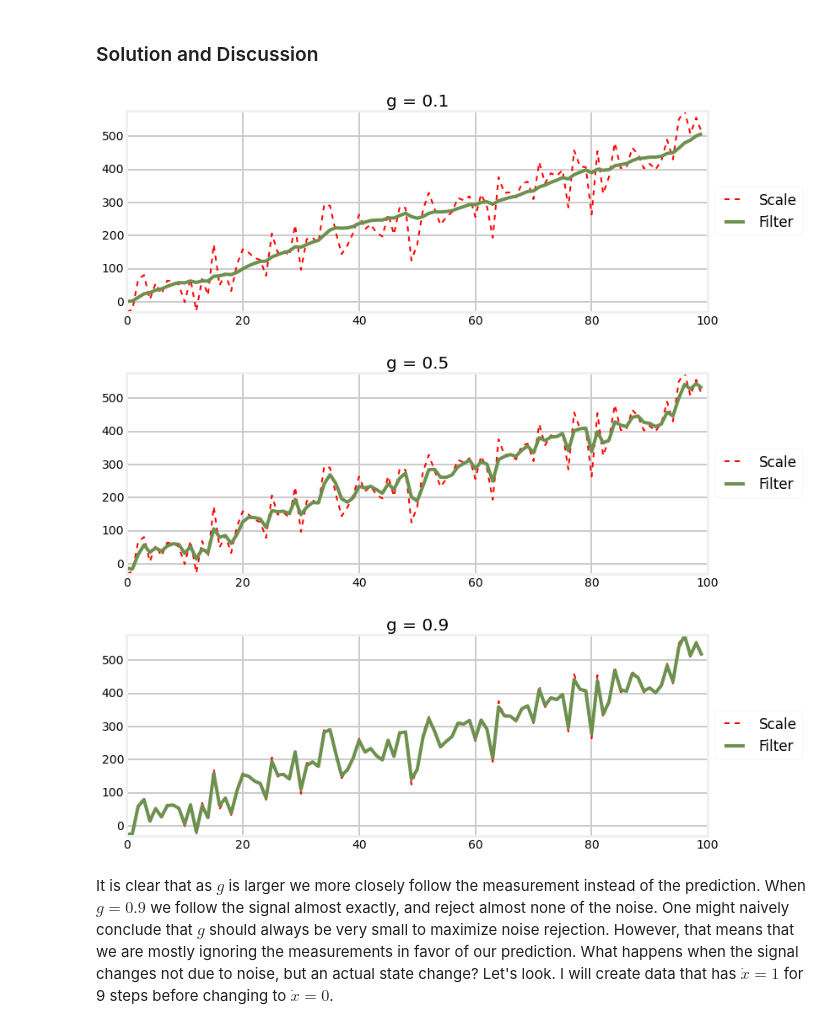
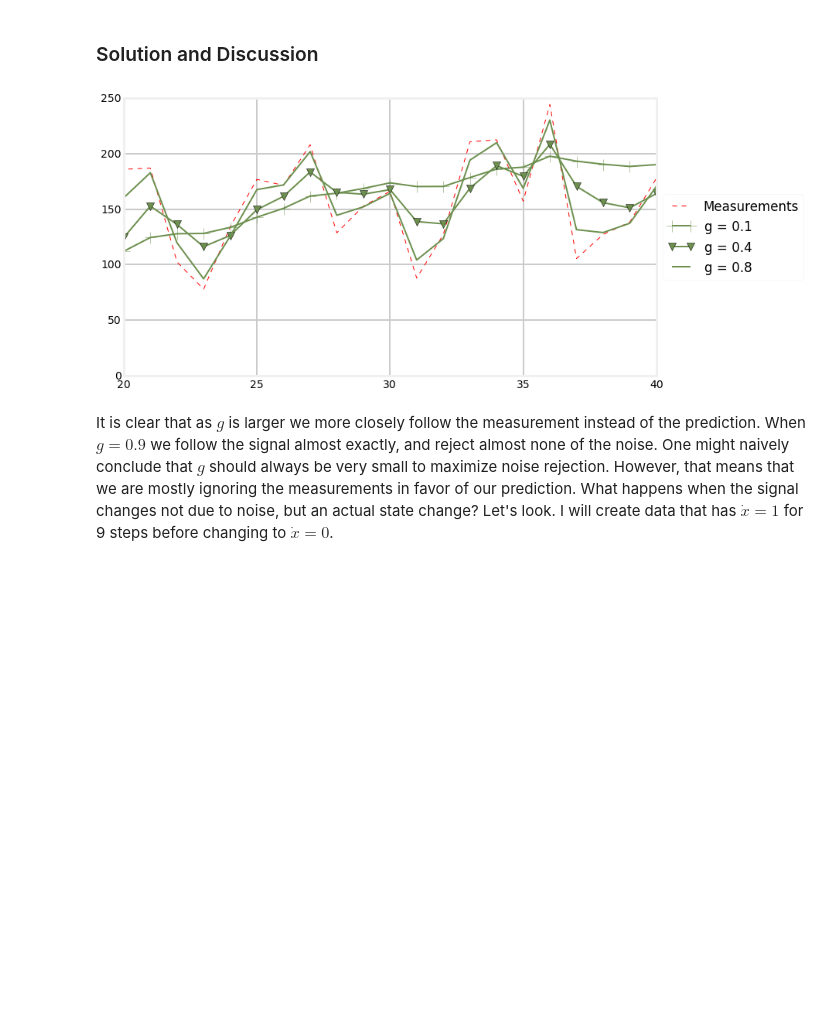
Before and after one commit to rlabbe/Kalman-and-Bayesian-Filters-in-Python, a Jupyter notebook: 01_g-h_filter.ipynb, the cells around one changed output. Cells and saved outputs as stored; diff of their text form; code cells hidden in the pictures; blank space fills up the shorter version.

Commit message:
Changes to condense material.
Lots of small changes to try to get page count down. I'm not liking
this.

```diff
--- a/01_g-h_filter.ipynb
+++ b/01_g-h_filter.ipynb
@@ -515,18 +505,22 @@ Now, let the `noise_factor=50` and `dx=5`. Plot the results of $g = 0.1\mbox{, }
 # %% [markdown]
 ### Solution and Discussion
 # %%
-zs = gen_data(x0=5, dx=5, count=100, noise_factor=50)
+np.random.seed(100)
+zs = gen_data(x0=5, dx=5, count=50, noise_factor=50)
 data1 = g_h_filter(data=zs, x0=0., dx=5., dt=1., g=0.1, h=0.01)
-data2 = g_h_filter(data=zs, x0=0., dx=5., dt=1., g=0.5, h=0.01)
-data3 = g_h_filter(data=zs, x0=0., dx=5., dt=1., g=0.9, h=0.01)
+data2 = g_h_filter(data=zs, x0=0., dx=5., dt=1., g=0.4, h=0.01)
+data3 = g_h_filter(data=zs, x0=0., dx=5., dt=1., g=0.8, h=0.01)
 
-plot_g_h_results(zs, data1, 'g = 0.1')
-plot_g_h_results(zs, data2, 'g = 0.5')
-plot_g_h_results(zs, data3, 'g = 0.9')
+with book_format.figsize(y=6):
+    book_plots.plot_measurements(zs, lw=1, color='k')
+    book_plots.plot_filter(data1, label='g = 0.1', marker='+', lw=2, ms=15)
+    book_plots.plot_filter(data2, label='g = 0.4', marker='v', lw=2, ms=10)
+    book_plots.plot_filter(data3, label='g = 0.8', lw=2)
+    book_plots.show_legend()
+    plt.xlim([20,40])
+    plt.ylim([0, 250])
 # %% [output]
-[figure, old version]
+[figure, new version]
-[figure, removed]
-[figure, removed]
 # %% [markdown]
 It is clear that as $g$ is larger we more closely follow the measurement instead of the prediction. When $g=0.9$ we follow the signal almost exactly, and reject almost none of the noise. One might naively conclude that $g$ should always be very small to maximize noise rejection. However, that means that we are mostly ignoring the measurements in favor of our prediction. What happens when the signal changes not due to noise, but an actual state change? Let's look. I will create data that has $\dot{x}=1$ for 9 steps before changing to $\dot{x}=0$.
 # %%
```
Also changed, not shown: parts of 26 cells of this notebook, 10 other files.
